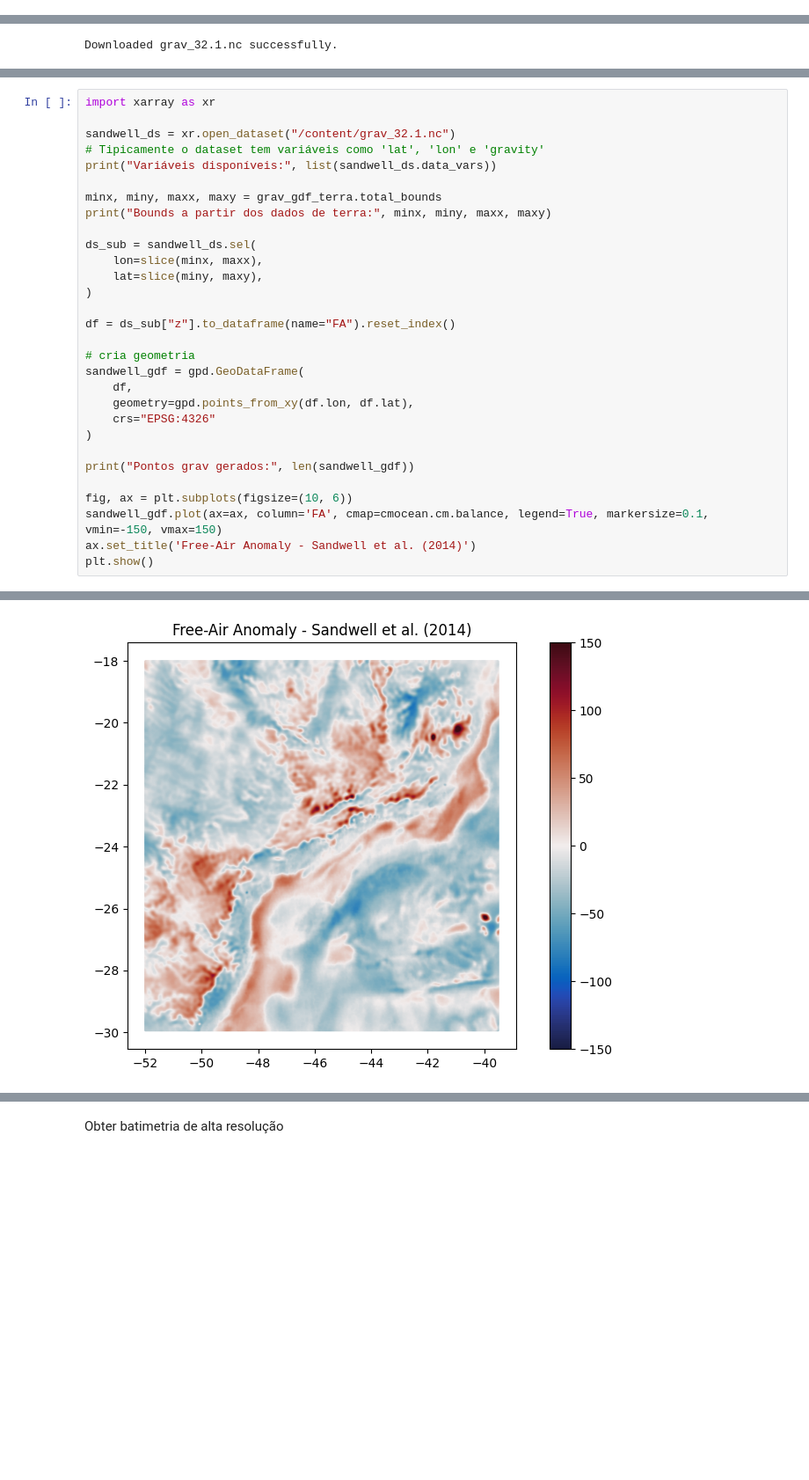
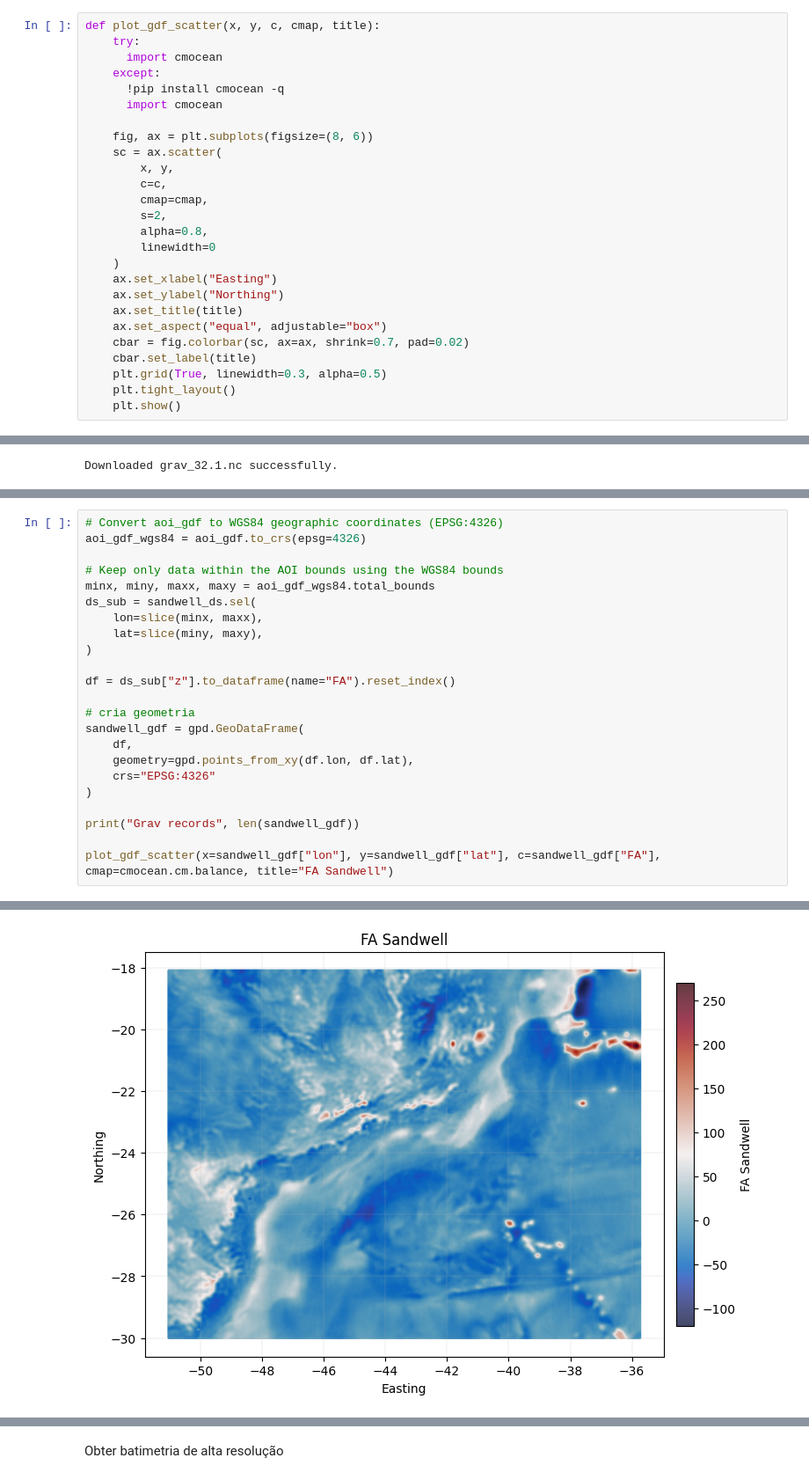
Before and after one commit to lszam/potentials-on, a Jupyter notebook: PosdocON_GravCamposSantosRibeira_Etapa02.ipynb, the cells around one changed output, grey strips where cells are left out. Shown at 88% size. Saved outputs shown, nothing was run; the diff lists cells and outputs as text; blank space fills up the shorter version.

```diff
--- a/PosdocON_GravCamposSantosRibeira_Etapa02.ipynb
+++ b/PosdocON_GravCamposSantosRibeira_Etapa02.ipynb
@@ -141,3 +47,29 @@ def find_neighbors(gdf, index, window_size_km):
+# %%
+def plot_gdf_scatter(x, y, c, cmap, title):
+    try:
+      import cmocean
+    except:
+      !pip install cmocean -q
+      import cmocean
+
+    fig, ax = plt.subplots(figsize=(8, 6))
+    sc = ax.scatter(
+        x, y,
+        c=c,
+        cmap=cmap,
+        s=2,
+        alpha=0.8,
+        linewidth=0
+    )
+    ax.set_xlabel("Easting")
+    ax.set_ylabel("Northing")
+    ax.set_title(title)
+    ax.set_aspect("equal", adjustable="box")
+    cbar = fig.colorbar(sc, ax=ax, shrink=0.7, pad=0.02)
+    cbar.set_label(title)
+    plt.grid(True, linewidth=0.3, alpha=0.5)
+    plt.tight_layout()
+    plt.show()
 # %% [markdown]
 ## Configurar área de estudo
 # %% [markdown]
@@ -423,13 +321,9 @@ Recorte na AOI
 # %%
-import xarray as xr
+# Convert aoi_gdf to WGS84 geographic coordinates (EPSG:4326)
+aoi_gdf_wgs84 = aoi_gdf.to_crs(epsg=4326)
 
-sandwell_ds = xr.open_dataset("/content/grav_32.1.nc")
-# Tipicamente o dataset tem variáveis como 'lat', 'lon' e 'gravity'
-print("Variáveis disponíveis:", list(sandwell_ds.data_vars))
-
-minx, miny, maxx, maxy = grav_gdf_terra.total_bounds
-print("Bounds a partir dos dados de terra:", minx, miny, maxx, maxy)
-
+# Keep only data within the AOI bounds using the WGS84 bounds
+minx, miny, maxx, maxy = aoi_gdf_wgs84.total_bounds
 ds_sub = sandwell_ds.sel(
     lon=slice(minx, maxx),
     lat=slice(miny, maxy),
@@ -444,10 +338,7 @@ sandwell_gdf = gpd.GeoDataFrame(
     crs="EPSG:4326"
 )
 
-print("Pontos grav gerados:", len(sandwell_gdf))
+print("Grav records", len(sandwell_gdf))
 
-fig, ax = plt.subplots(figsize=(10, 6))
-sandwell_gdf.plot(ax=ax, column='FA', cmap=cmocean.cm.balance, legend=True, markersize=0.1, vmin=-150, vmax=150)
-ax.set_title('Free-Air Anomaly - Sandwell et al. (2014)')
-plt.show()
+plot_gdf_scatter(x=sandwell_gdf["lon"], y=sandwell_gdf["lat"], c=sandwell_gdf["FA"], cmap=cmocean.cm.balance, title="FA Sandwell")
 # %% [output]
@@ -457,2 +346,2 @@ Pontos grav gerados: 537750
-[figure, old version]
+[figure, new version]
 # %% [markdown]
```
Also changed, not shown: parts of 33 cells of this notebook.
